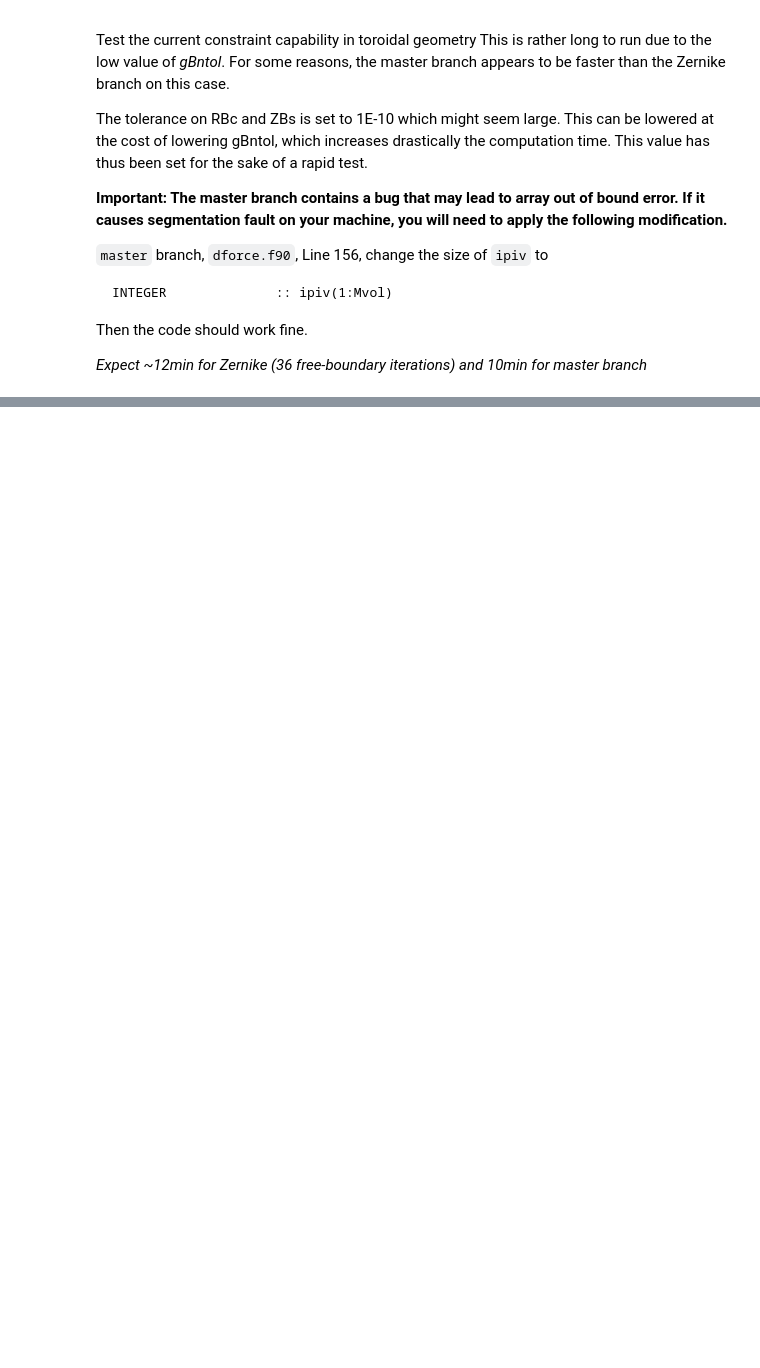
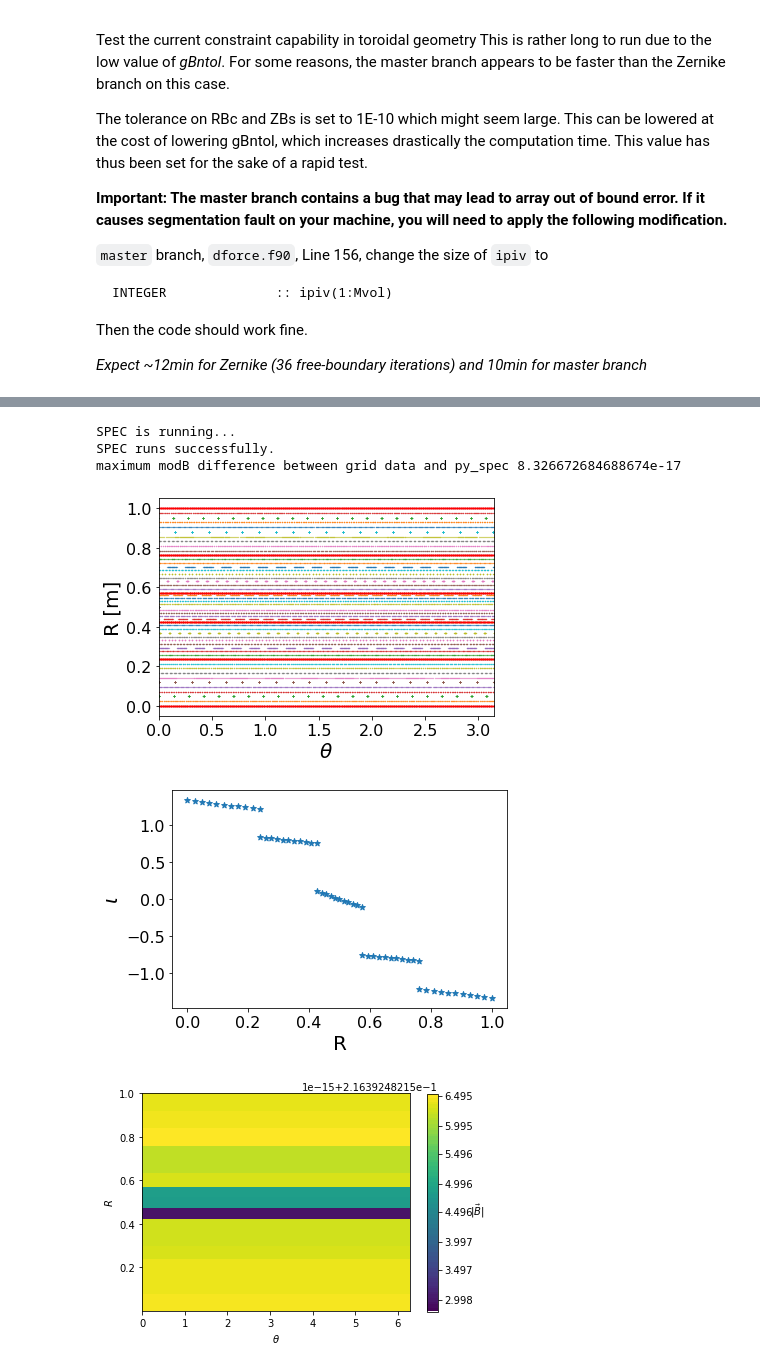
Before and after one commit to PrincetonUniversity/SPEC, a Jupyter notebook: InputFiles/Verification/Zernike/notebooks/check_convergence.ipynb, the cells around one changed output, grey strips where cells are left out. Cells and saved outputs as stored; diff of their text form; code cells hidden in the pictures; blank space fills up the shorter version.

Commit message:
include py_spec modB test

```diff
--- a/InputFiles/Verification/Zernike/notebooks/check_convergence.ipynb
+++ b/InputFiles/Verification/Zernike/notebooks/check_convergence.ipynb
@@ -66,7 +66,8 @@ mpirun = 'mpirun -np'
 # %% [markdown]
 ### 0.4 Define a few helper functions that runs the cases and compares the results
 # %%
-def run_case(input_file_name, ncpus=1, LradZernike=None, Lradmaster=None, Mpol=None, Ntor=None, others=None):
+def run_case(input_file_name, ncpus=1, LradZernike=None, Lradmaster=None, Mpol=None, Ntor=None, others=None,
+            run_master=True):
 
     class Result:
         pass
@@ -80,7 +81,7 @@ def run_case(input_file_name, ncpus=1, LradZernike=None, Lradmaster=None, Mpol=N
     Zernike_xspec_command=Zernike_xspec_command.format(ncpus)
 
     # read the namelist
-    Zernike_namelist = py_spec.input.SPECNamelist(input_file_name)
+    Zernike_namelist = py_spec.SPECNamelist(input_file_name)
     # compute the force gradient from scratch
     Zernike_namelist['globallist']['LreadGF']=False
     # do not update Bns initially
@@ -100,7 +101,7 @@ def run_case(input_file_name, ncpus=1, LradZernike=None, Lradmaster=None, Mpol=N
     master_xspec_command=master_xspec_command.format(ncpus)
 
     # read the namelist
-    master_namelist = py_spec.input.SPECNamelist(input_file_name)
+    master_namelist = py_spec.SPECNamelist(input_file_name)
     # compute the force gradient from scratch
     master_namelist['globallist']['LreadGF']=False
     # do not update Bns initially
@@ -130,13 +131,15 @@ def run_case(input_file_name, ncpus=1, LradZernike=None, Lradmaster=None, Mpol=N
     # run the cases
     os.chdir(Zernike_home_folder)
     Zernike_output = Zernike_namelist.run(Zernike_xspec_command, force=True)
-    os.chdir(master_home_folder)
-    master_output = master_namelist.run(master_xspec_command, force=True)
+    if (run_master):
+        os.chdir(master_home_folder)
+        master_output = master_namelist.run(master_xspec_command, force=True)
 
     # define the result object
     result = Result()
     result.Zernike_output = Zernike_output
-    result.master_output = master_output
+    if (run_master):
+        result.master_output = master_output
 
     return result
 
@@ -507,0 +521,47 @@ Bp  matches, diff 3.070946275052222e-13
+# %%
+input_file_name='InputFiles/TestCases/G1V05L0Fi.001.sp'
+replace_namelist = list()
+replace_namelist.append(('diagnosticslist', 'nppts', 1000))
+replace_namelist.append(('diagnosticslist', 'nptrj', [10,10,10,10,10]))
+
+result = run_case(input_file_name, ncpus=2, others=replace_namelist, run_master=False)
+
+import matplotlib.pyplot as plt
+
+# poincare plot
+fig, ax = plt.subplots()
+result.Zernike_output.plot_poincare(ax=ax, s=0.3)
+dummy = result.Zernike_output.plot_kam_surface(ax=ax, s=0.6)
+
+# iota plot
+fig, ax = plt.subplots()
+result.Zernike_output.plot_iota(ax=ax)
+
+# mod B plot
+fig, ax = plt.subplots()
+result.Zernike_output.plot_modB(ax=ax)
+
+# compare mod B of python tools to the grid data
+maxdiff = 0.0
+gridmodB = np.sqrt(np.array(result.Zernike_output.grid.BZ)**2 + np.array(result.Zernike_output.grid.Bp)**2)
+for i in range(5):
+    Lrad = result.Zernike_output.input.physics.Lrad[i]
+    Nt = result.Zernike_output.grid.Nt
+    Nz = result.Zernike_output.grid.Nz
+    Nfp = result.Zernike_output.input.physics.Nfp
+    sarr = np.linspace(-1.0,1.0,Lrad+1)
+    Bcontra = result.Zernike_output.get_B(lvol=i,sarr=sarr)
+    R, Z, jacobian, g = result.Zernike_output.get_grid_and_jacobian_and_metric(lvol=i,sarr=sarr)
+    modB = result.Zernike_output.get_modB(Bcontra,g)
+    modBg = np.reshape(gridmodB[i,:].T,[Lrad+1,Nt,Nz])
+
+    maxdiff = np.max([maxdiff, np.max(np.abs(modB-modBg))])
+
+print('maximum modB difference between grid data and py_spec', maxdiff)
+# %% [output]
+SPEC is running...
+SPEC runs successfully.
+maximum modB difference between grid data and py_spec 8.326672684688674e-17
+[figure, added]
+[figure, added]
+[figure, added]
```
Also changed, not shown: parts of 19 cells of this notebook.
